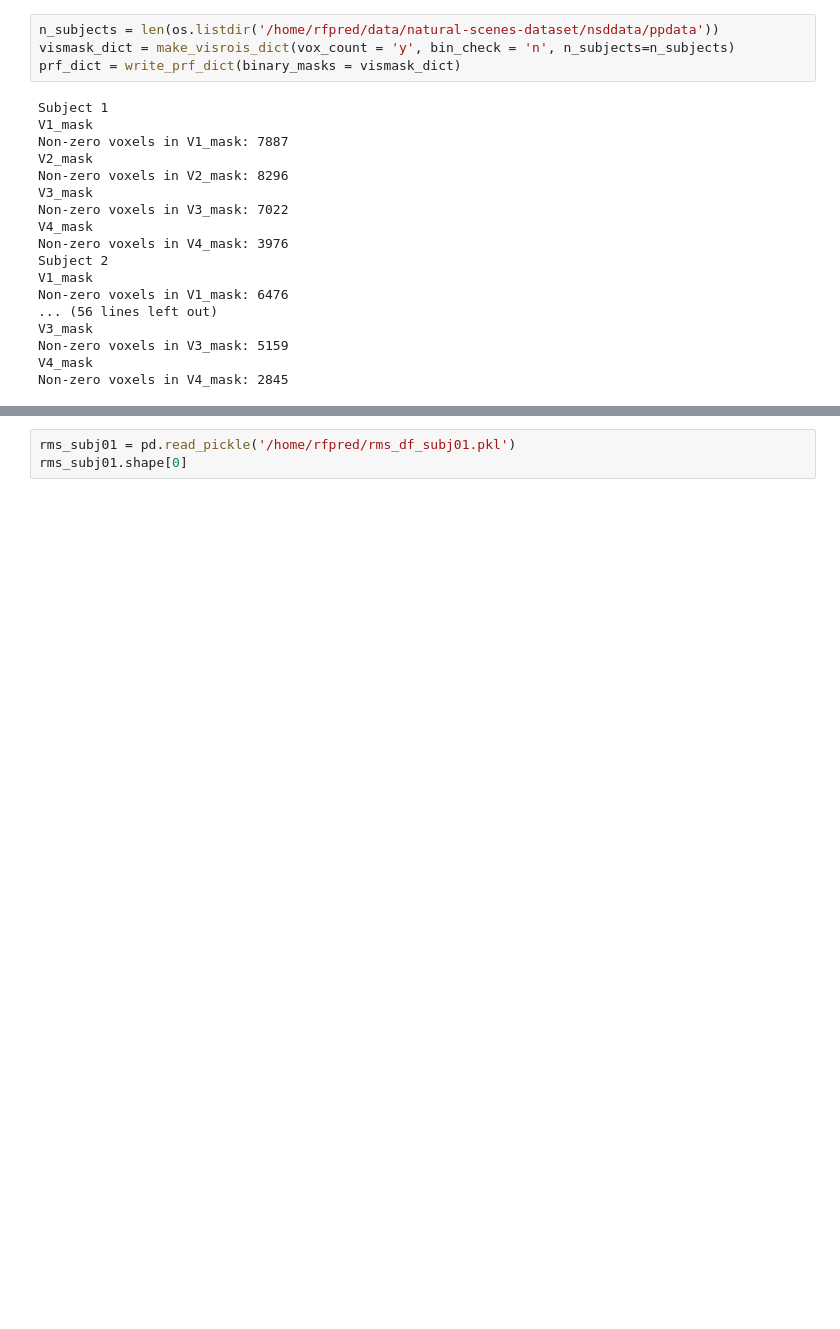
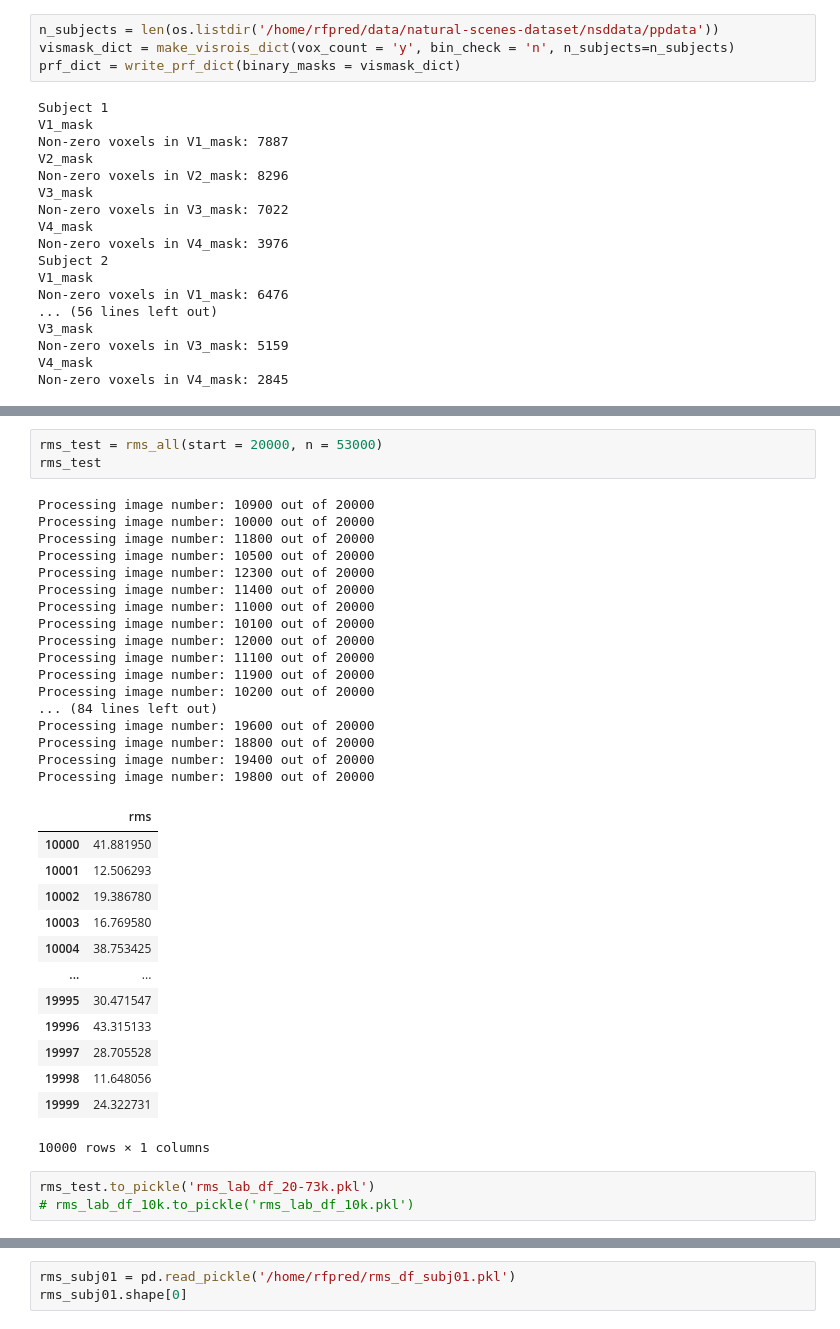
Before and after one commit to WiegerScheurer/spatpred, a Jupyter notebook: notebooks/construction_work.ipynb, the cells around one changed output, grey strips where cells are left out. Drawn from its saved outputs; the diff is of its cells as text; blank space fills up the shorter version.

```diff
--- a/notebooks/construction_work.ipynb
+++ b/notebooks/construction_work.ipynb
@@ -53,0 +137,37 @@ Processing image number: 20 out of 21
+# %%
+rms_test = rms_all(start = 20000, n = 53000)
+rms_test
+# %% [output]
+Processing image number: 10900 out of 20000
+Processing image number: 10000 out of 20000
+Processing image number: 11800 out of 20000
+Processing image number: 10500 out of 20000
+Processing image number: 12300 out of 20000
+Processing image number: 11400 out of 20000
+Processing image number: 11000 out of 20000
+Processing image number: 10100 out of 20000
+Processing image number: 12000 out of 20000
+Processing image number: 11100 out of 20000
+Processing image number: 11900 out of 20000
+Processing image number: 10200 out of 20000
+... (84 lines left out)
+Processing image number: 19600 out of 20000
+Processing image number: 18800 out of 20000
+Processing image number: 19400 out of 20000
+Processing image number: 19800 out of 20000
+|  | rms |
+| 10000 | 41.881950 |
+| 10001 | 12.506293 |
+| 10002 | 19.386780 |
+| 10003 | 16.769580 |
+| 10004 | 38.753425 |
+| ... | ... |
+| 19995 | 30.471547 |
+| 19996 | 43.315133 |
+| 19997 | 28.705528 |
+| 19998 | 11.648056 |
+| 19999 | 24.322731 |
+10000 rows × 1 columns
+# %%
+rms_test.to_pickle('rms_lab_df_20-73k.pkl')
+# rms_lab_df_10k.to_pickle('rms_lab_df_10k.pkl')
```
Also changed, not shown: parts of 19 cells of this notebook, 3 other files.
